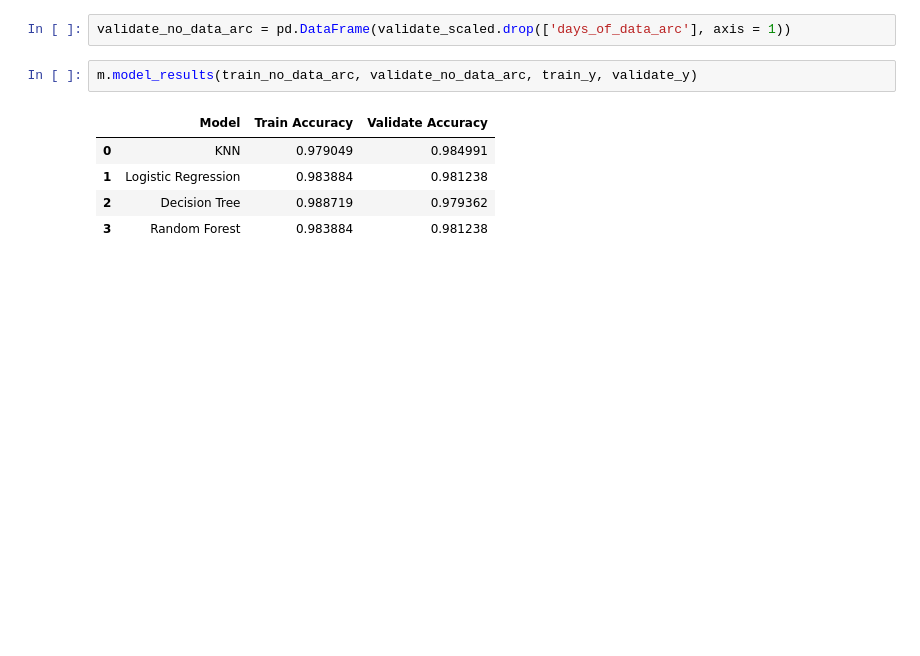
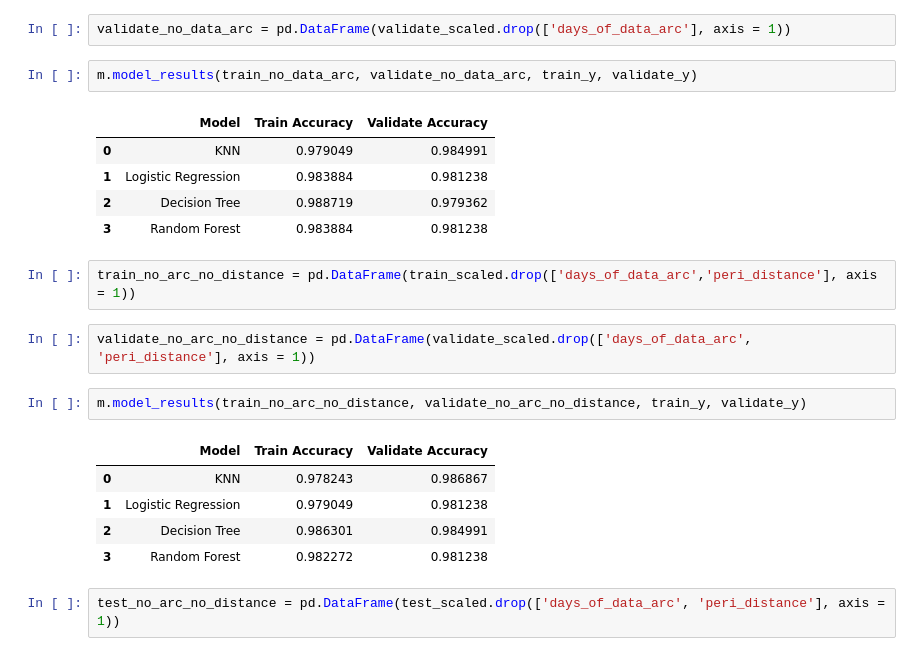
Before and after one commit to Naomi-SB/Personal_Project_comet_classification, a Jupyter notebook: Final_Personal_comet_class_predictions.ipynb, the cells around one changed output. Drawn from its saved outputs; the diff is of its cells as text; blank space fills up the shorter version.

```diff
--- a/Final_Personal_comet_class_predictions.ipynb
+++ b/Final_Personal_comet_class_predictions.ipynb
@@ -223,3 +215,17 @@ m.model_results(train_no_data_arc, validate_no_data_arc, train_y, validate_y)
 | 1 | Logistic Regression | 0.983884 | 0.981238 |
 | 2 | Decision Tree | 0.988719 | 0.979362 |
 | 3 | Random Forest | 0.983884 | 0.981238 |
+# %%
+train_no_arc_no_distance = pd.DataFrame(train_scaled.drop(['days_of_data_arc','peri_distance'], axis = 1))
+# %%
+validate_no_arc_no_distance = pd.DataFrame(validate_scaled.drop(['days_of_data_arc', 'peri_distance'], axis = 1))
+# %%
+m.model_results(train_no_arc_no_distance, validate_no_arc_no_distance, train_y, validate_y)
+# %% [output]
+|  | Model | Train Accuracy | Validate Accuracy |
+| 0 | KNN | 0.978243 | 0.986867 |
+| 1 | Logistic Regression | 0.979049 | 0.981238 |
+| 2 | Decision Tree | 0.986301 | 0.984991 |
+| 3 | Random Forest | 0.982272 | 0.981238 |
+# %%
+test_no_arc_no_distance = pd.DataFrame(test_scaled.drop(['days_of_data_arc', 'peri_distance'], axis = 1))
```
Also changed, not shown: parts of 8 cells of this notebook, 3 other files.
